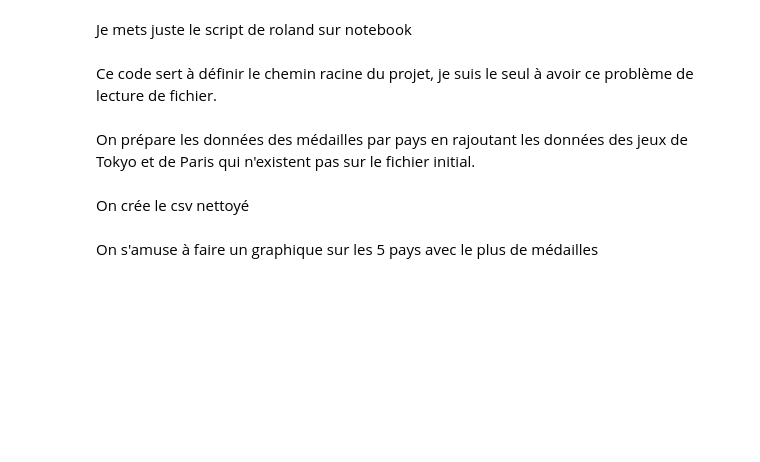
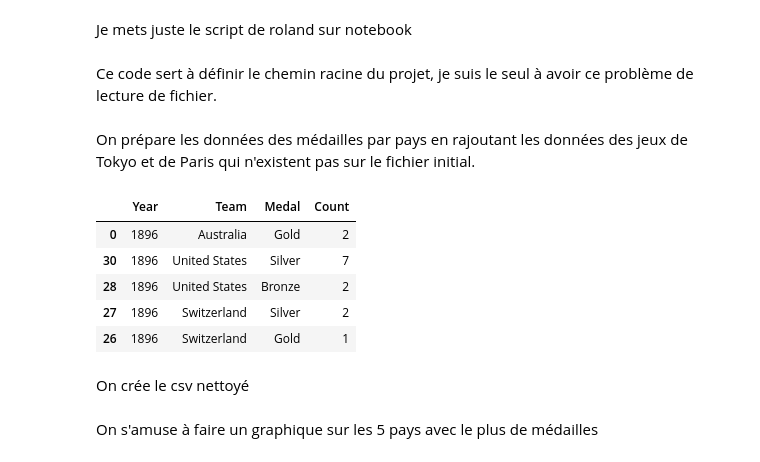
Before and after one commit to Sacha-Ratsavong/projet_python_roland_sacha, a Jupyter notebook: notebooks/PrépaDonnéesRol_notebook.ipynb, the cells around one changed output. Drawn from its saved outputs; the diff is of its cells as text; code cells hidden in the pictures; blank space fills up the shorter version.

```diff
--- a/notebooks/PrépaDonnéesRol_notebook.ipynb
+++ b/notebooks/PrépaDonnéesRol_notebook.ipynb
@@ -54,6 +54,15 @@ df_long = df_tokyo.melt(
 #On a le df des médailles pr toutes les éditions c bon
 df_all_games = pd.concat([df_jeux, df_long], ignore_index = True)
 df_all_games = df_all_games.sort_values(by="Year")
+# %%
+df_all_games.head()
+# %% [output]
+|  | Year | Team | Medal | Count |
+| 0 | 1896 | Australia | Gold | 2 |
+| 30 | 1896 | United States | Silver | 7 |
+| 28 | 1896 | United States | Bronze | 2 |
+| 27 | 1896 | Switzerland | Silver | 2 |
+| 26 | 1896 | Switzerland | Gold | 1 |
 # %% [markdown]
 On crée le csv nettoyé
 # %%
```
Also changed, not shown: parts of 10 cells of this notebook, 5 other files.
